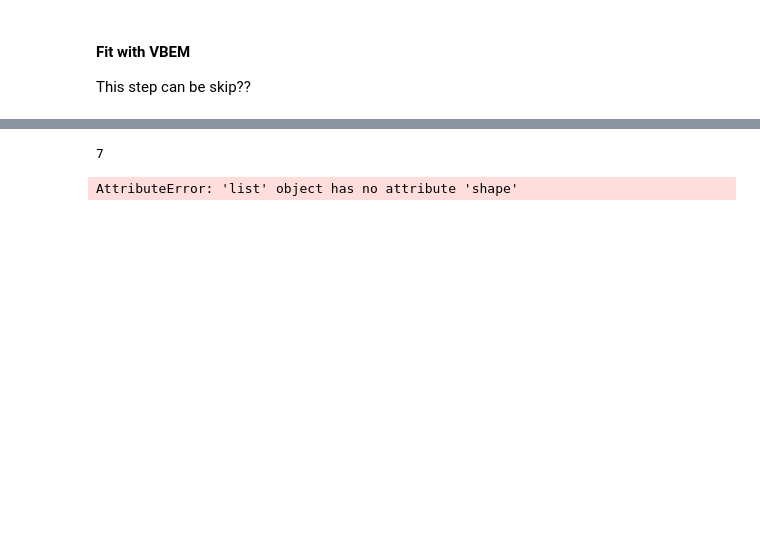
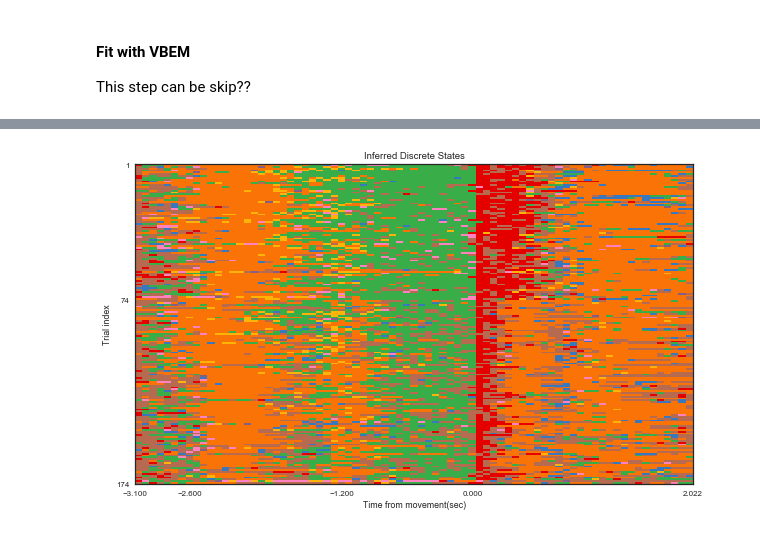
Before and after one commit to zqwei/pyslds, a Jupyter notebook: examples/demo_ephys.ipynb, the cells around one changed output, grey strips where cells are left out. Drawn from its saved outputs; the diff is of its cells as text; code cells hidden in the pictures; blank space fills up the shorter version.

Commit message:
update state.py

```diff
--- a/examples/demo_ephys.ipynb
+++ b/examples/demo_ephys.ipynb
@@ -180,0 +188,39 @@ plt.tight_layout()
+# %%
+fig = plt.figure(figsize=(10,80))
+gs = GridSpec(3, 1, height_ratios=[.1, .1, 1.0])
+ax = fig.add_subplot(gs[1,0])
+timeRange = params['timeSeries'][0][0].flatten()
+stateseq = np.array([train_model.states_list[_].stateseq for _ in range(numTrial)])
+ax.imshow(stateseq, vmin=0, vmax=max(len(colors), train_model.num_states)-1,
+          cmap=cmap, interpolation="nearest", extent=[timeRange.min(),timeRange.max(),numTrial,1], aspect='auto')
+ax.set_xticks([timeRange.min(), -2.6, -1.2, 0,timeRange.max()])
+ax.set_yticks([numTrial, totTargets.sum(),1])
+ax.set_xlabel('Time from movement(sec)')
+ax.set_ylabel('Trial index')
+ax.set_title("Inferred Discrete States")
+plt.show()
+
+# ax = fig.add_subplot(gs[2,0])
+# plt.plot(y[:,0], color='k', lw=2, label="observed")
+# plt.plot(smoothed_data[:,0], color=colors[0], lw=1, label="smoothed")
+# plt.xlabel("Time")
+# plt.xlim(0, min(T, 500))
+# plt.ylabel("Observations")
+# plt.legend(loc="upper center", ncol=2)
+# plt.tight_layout()
+# # d
+# #
+# plt.figure()
+# from pyhsmm.util.general import rle
+# z_rle = rle(z)
+# offset = 0
+# for k, dur in zip(*z_rle):
+#     plt.plot(x[offset:offset+dur,0], x[offset:offset+dur,1], color=colors[k])
+#     offset += dur
+
+# plt.xlabel("$x_1$")
+# plt.ylabel("$x_2$")
+# plt.title("Continuous Latent States")
+# plt.show()
+# %% [output]
+[figure, added]
@@ -197,6 +246,6 @@ for intr in range(100):
 # get the latent states
 z_test = test_states.stateseq
 x_test = test_states.gaussian_states
+Cs = test_states.Cs
+Ds = test_states.Ds
+y_est = np.array([Cs[_,:,:].dot(x_test[_,:]).reshape(-1, 1)+Ds[_,:,:] for _ in range(numTime)]).squeeze()
-# %% [output]
-7
-AttributeError: 'list' object has no attribute 'shape'
```
Also changed, not shown: parts of 10 cells of this notebook, 2 other files.
